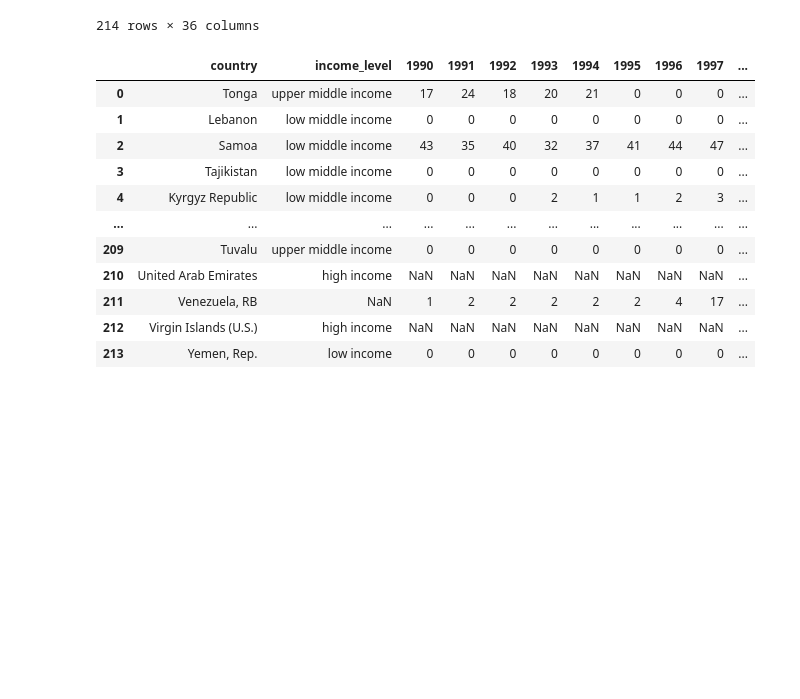
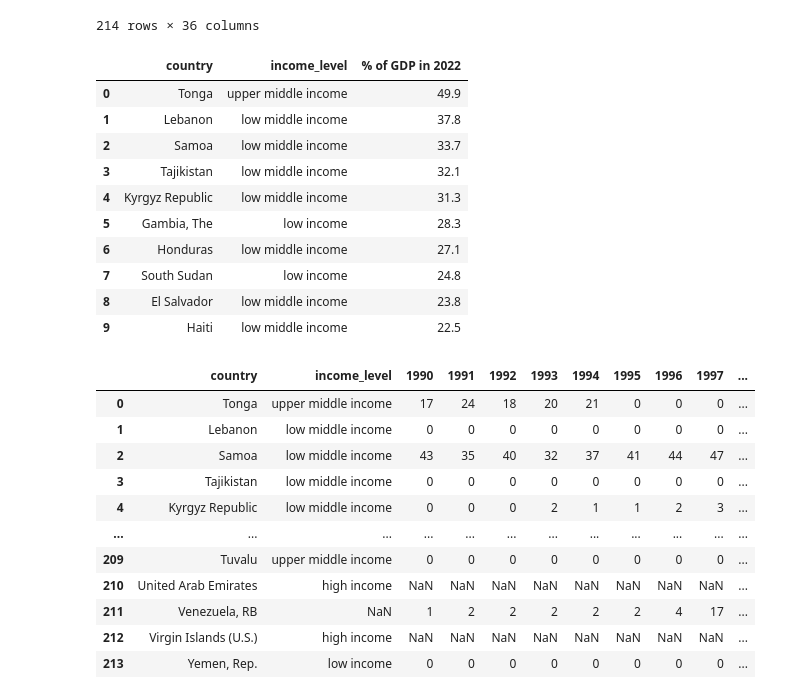
Before and after one commit to kellywaldro/remittances, a Jupyter notebook: merging.ipynb, the cells around one changed output. Saved outputs shown, nothing was run; the diff lists cells and outputs as text; code cells hidden in the pictures; blank space fills up the shorter version.

```diff
--- a/merging.ipynb
+++ b/merging.ipynb
@@ -646,3 +636,21 @@ remittances_raw
+# %%
+remittances_gdp
+
+# sort by gdp
+
+remittances_gdp.sort_values(by='% of GDP in 2022', ascending=False).head(10)
+# %% [output]
+|  | country | income_level | % of GDP in 2022 |
+| 0 | Tonga | upper middle income | 49.9 |
+| 1 | Lebanon | low middle income | 37.8 |
+| 2 | Samoa | low middle income | 33.7 |
+| 3 | Tajikistan | low middle income | 32.1 |
+| 4 | Kyrgyz Republic | low middle income | 31.3 |
+| 5 | Gambia, The | low income | 28.3 |
+| 6 | Honduras | low middle income | 27.1 |
+| 7 | South Sudan | low income | 24.8 |
+| 8 | El Salvador | low middle income | 23.8 |
+| 9 | Haiti | low middle income | 22.5 |
 # %%
 remittances_raw = remittances_raw[['country','income_level','1990','1991','1992','1993','1994','1995','1996','1997','1998','1999','2000','2001','2002','2003','2004','2005','2006','2007','2008','2009','2010','2011','2012','2013','2014','2015','2016','2017','2018','2019','2020','2021']]
 # %%
```
Also changed, not shown: parts of 5 cells of this notebook.
